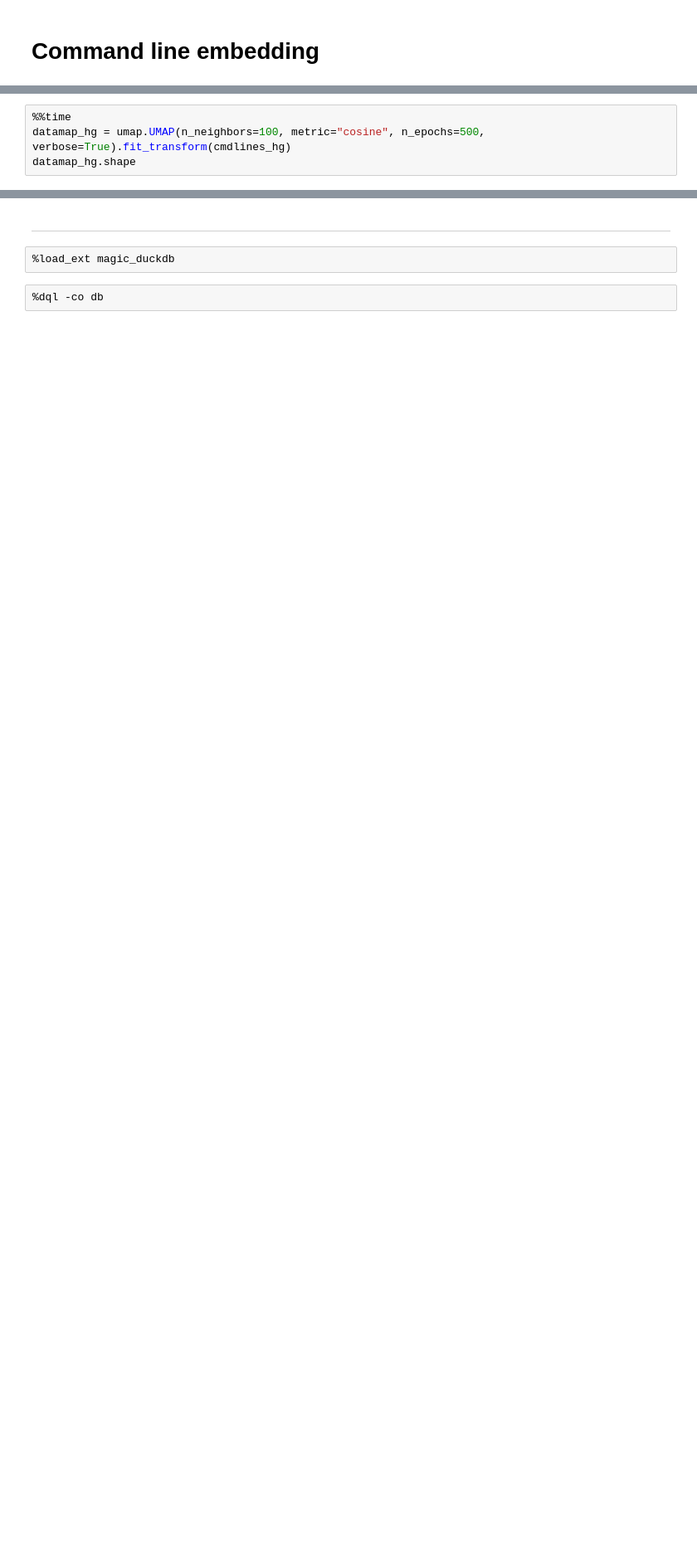
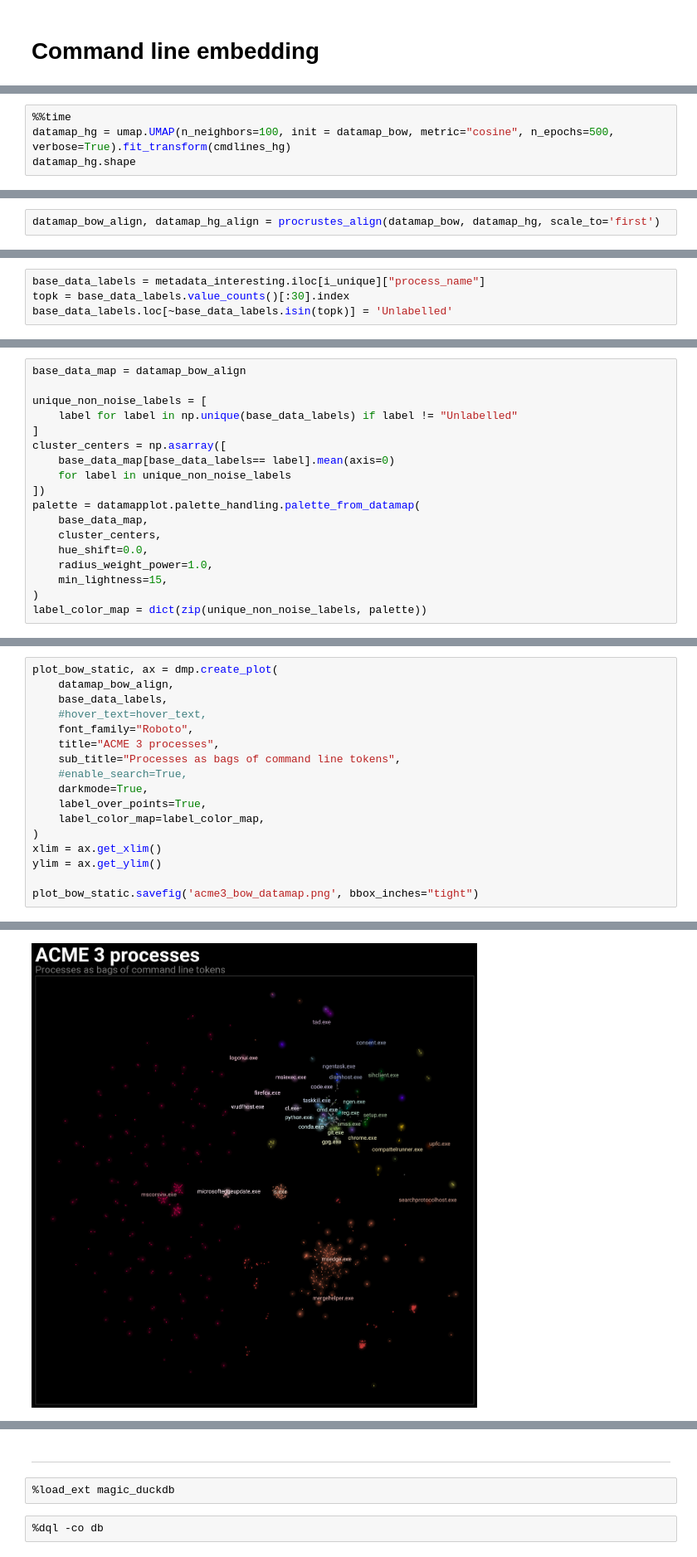
Before and after one commit to TutteInstitute/acme3-mapping, a Jupyter notebook: ACME3 process embedding.ipynb, the cells around one changed output, grey strips where cells are left out. Shown at 83% size. Saved outputs shown, nothing was run; the diff lists cells and outputs as text; blank space fills up the shorter version.

Commit message:
fasttext embedding and consistent plots as well as deconflicting the env name

```diff
--- a/ACME3 process embedding.ipynb
+++ b/ACME3 process embedding.ipynb
@@ -163,4 +299,4 @@ cmdlines_hg.shape
 # %%
 %%time
-datamap_hg = umap.UMAP(n_neighbors=100, metric="cosine", n_epochs=500, verbose=True).fit_transform(cmdlines_hg)
+datamap_hg = umap.UMAP(n_neighbors=100, init = datamap_bow, metric="cosine", n_epochs=500, verbose=True).fit_transform(cmdlines_hg)
 datamap_hg.shape
@@ -178,0 +355,2 @@ plot_hg
+# %%
+datamap_bow_align, datamap_hg_align = procrustes_align(datamap_bow, datamap_hg, scale_to='first')
@@ -178,0 +359,4 @@ plot_hg
+# %%
+base_data_labels = metadata_interesting.iloc[i_unique]["process_name"]
+topk = base_data_labels.value_counts()[:30].index
+base_data_labels.loc[~base_data_labels.isin(topk)] = 'Unlabelled'
@@ -178,0 +370,18 @@ plot_hg
+# %%
+base_data_map = datamap_bow_align
+
+unique_non_noise_labels = [
+    label for label in np.unique(base_data_labels) if label != "Unlabelled"
+]
+cluster_centers = np.asarray([
+    base_data_map[base_data_labels== label].mean(axis=0)
+    for label in unique_non_noise_labels
+])
+palette = datamapplot.palette_handling.palette_from_datamap(
+    base_data_map,
+    cluster_centers,
+    hue_shift=0.0,
+    radius_weight_power=1.0,
+    min_lightness=15,
+)
+label_color_map = dict(zip(unique_non_noise_labels, palette))
@@ -178,0 +390,18 @@ plot_hg
+# %%
+plot_bow_static, ax = dmp.create_plot(
+    datamap_bow_align,
+    base_data_labels,
+    #hover_text=hover_text,
+    font_family="Roboto",
+    title="ACME 3 processes",
+    sub_title="Processes as bags of command line tokens",
+    #enable_search=True,
+    darkmode=True,
+    label_over_points=True,
+    label_color_map=label_color_map,
+)
+xlim = ax.get_xlim()
+ylim = ax.get_ylim()
+
+plot_bow_static.savefig('acme3_bow_datamap.png', bbox_inches="tight")
+# %% [output]
@@ -178,0 +409 @@ plot_hg
+[figure, added]
```
Also changed, not shown: parts of 40 cells of this notebook, 1 other file.
